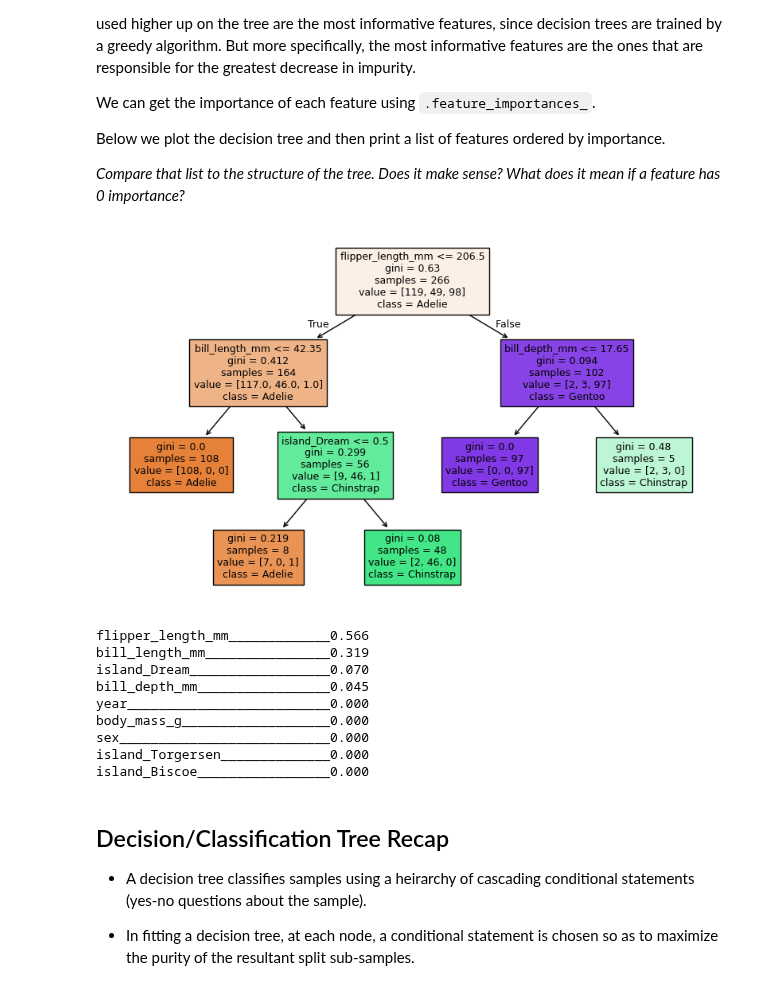
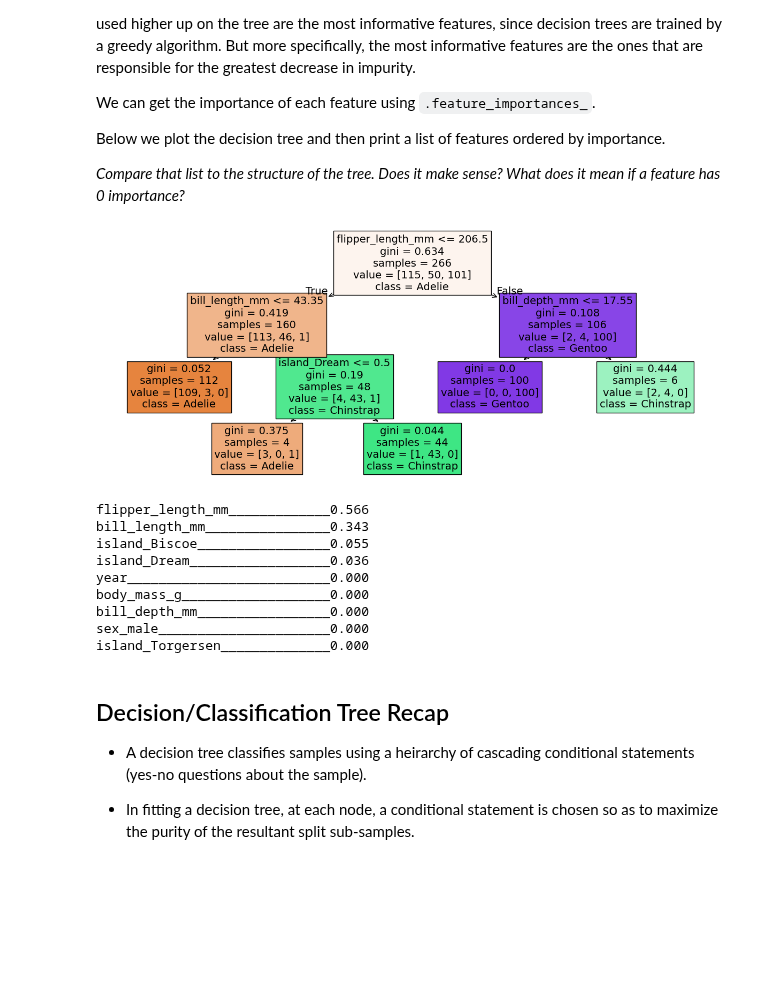
Before and after one commit to GettysburgDataScience/DS325-Notes, a Jupyter notebook: _sources/02_Classification/04_trees_gridcv.ipynb, the cells around one changed output. Drawn from its saved outputs; the diff is of its cells as text; code cells hidden in the pictures; blank space fills up the shorter version.

```diff
--- a/_sources/02_Classification/04_trees_gridcv.ipynb
+++ b/_sources/02_Classification/04_trees_gridcv.ipynb
@@ -218,0 +206,21 @@ palmer.head()
+# %%
+y = palmer['species']
+X = palmer.drop(columns = 'species')
+
+oh_features = ['island', 'sex']
+oh = OneHotEncoder(drop = 'if_binary')
+
+coltrans = ColumnTransformer(
+    transformers = [
+        ('oh', oh, oh_features)
+    ],
+    remainder = 'passthrough',
+    verbose_feature_names_out = False
+)
+
+X_trans = coltrans.fit_transform(X)
+
+feature_names = coltrans.get_feature_names_out()
+
+X = pd.DataFrame(X_trans, columns = feature_names)
+X
@@ -219,3 +241,5 @@ palmer.head()
+# %%
+X_train, X_test, y_train, y_test = train_test_split(X, y, test_size = 0.2, random_state = 42)
 # %% [markdown]
 GridSearchCV requires three parameters:
  - an not-yet-fit instance of the desired model type (e.g. DecisionTreeClassifier, LogisticRegressionClassifier, etc)
@@ -229,0 +248,10 @@ GridSearchCV(cv=5, estimator=DecisionTreeClassifier(),
+# %%
+tree_params = {
+    'max_depth':[2, 4, 6],
+    'min_samples_split':[5, 10, 20],
+    'min_impurity_decrease':[0.01, 0.03, 0.1, 0.3]
+}
+
+grid = GridSearchCV(DecisionTreeClassifier(), tree_params, cv = 5)
+
+grid.fit(X_train, y_train)
@@ -253,16 +306,16 @@ Below we plot the decision tree and then print a list of features ordered by imp
 
 *Compare that list to the structure of the tree. Does it make sense? What does it mean if a feature has 0 importance?*
 # %%
-fig, ax = plt.subplots(1,1, figsize = (10, 6))
+fig, ax = plt.subplots(1,1, figsize = (15, 6))
 
 plot_tree(tree2,
-          filled = True, fontsize = 9,
+          filled = True, fontsize = 14,
           feature_names = feature_names, class_names = label_names,
           )
 
 plt.show()
 # %% [output]
-[figure, old version]
+[figure, new version]
 # %%
 # Get feature importances and sort in decending order
 idx = np.argsort(tree2.feature_importances_)[::-1]
@@ -275,14 +328,14 @@ for feature, imp in zip(features, importances):
     print(f'{feature:_<30}{imp:.3f}')
 # %% [output]
 flipper_length_mm_____________0.566
-bill_length_mm________________0.319
-island_Dream__________________0.070
-bill_depth_mm_________________0.045
+bill_length_mm________________0.343
+island_Biscoe_________________0.055
+island_Dream__________________0.036
 year__________________________0.000
 body_mass_g___________________0.000
-sex___________________________0.000
+bill_depth_mm_________________0.000
+sex_male______________________0.000
 island_Torgersen______________0.000
-island_Biscoe_________________0.000
 # %% [markdown]
 
 ## Decision/Classification Tree Recap
```
Also changed, not shown: parts of 9 cells of this notebook, 21 other files.
